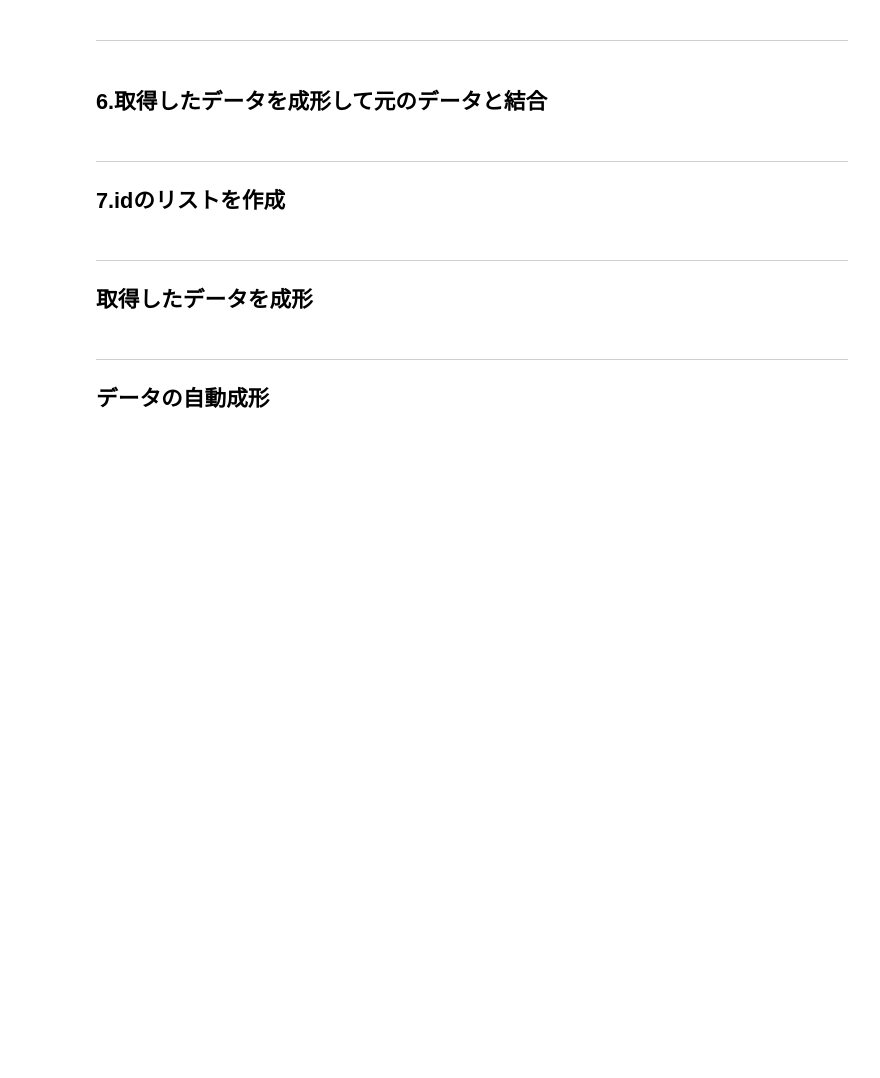
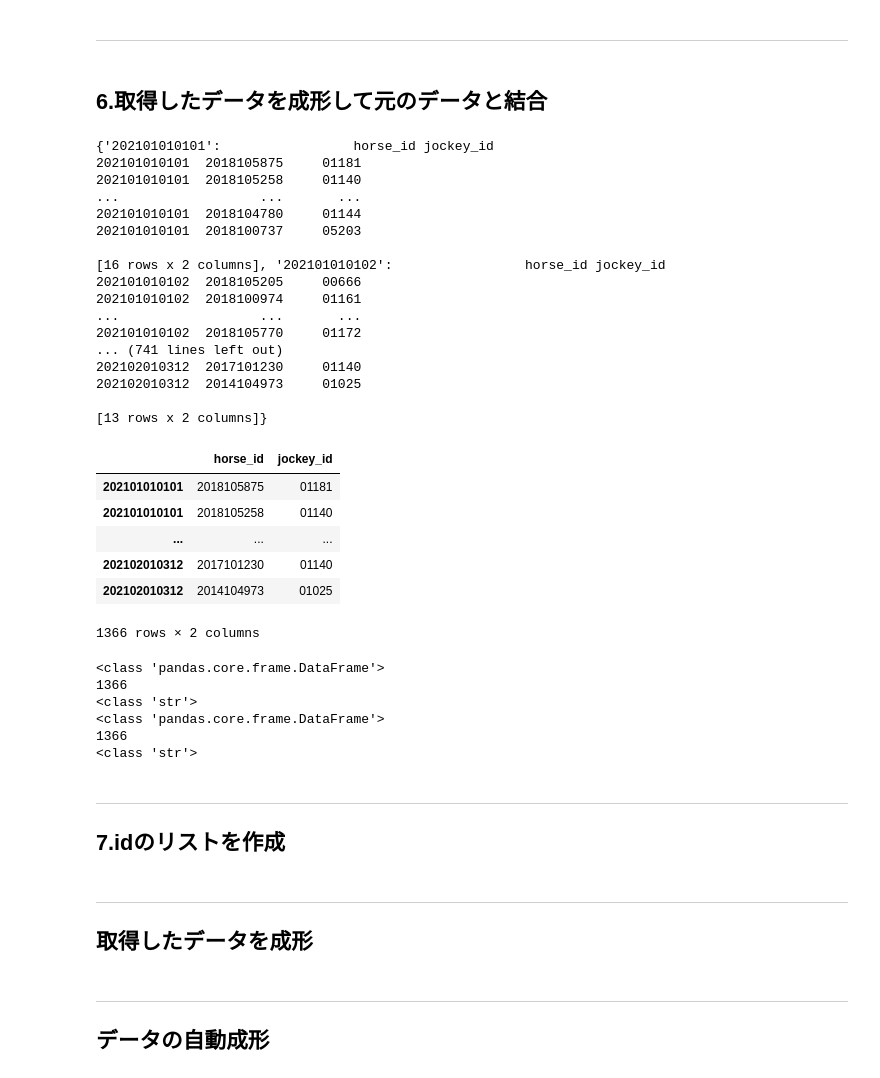
Before and after one commit to abe-masafumi/sklran-test, a Jupyter notebook: hourse_data/3.0.add.id.ipynb, the cells around one changed output. Drawn from its saved outputs; the diff is of its cells as text; code cells hidden in the pictures; blank space fills up the shorter version.

```diff
--- a/hourse_data/3.0.add.id.ipynb
+++ b/hourse_data/3.0.add.id.ipynb
@@ -17,10 +17,11 @@ pd.options.display.max_columns = 100
 pd.options.display.max_colwidth = 30
 # %%
 
-df = pd.read_pickle('2.2.add.日付_df.pickle')
+df = pd.read_csv('2.2.add.日付_df.csv')
 race_id_list = df.index.unique()
+# indexをstr型に変換
 print(type(race_id_list[0]))
 # race_id_list = ["202101010101","202101010102"]
-race_id_list
+race_id_list = map(str,race_id_list)
 # df
 # %% [output]
@@ -85,14 +96,50 @@ results_new
 # %%
 for key in results_new.keys():
   results_new[key].index = [key] * len(results_new[key])
 print(results_new)
 results = pd.concat([results_new[key] for key in results_new.keys()],sort=False)
-# results
+results
+# %% [output]
+{'202101010101':                 horse_id jockey_id
+202101010101  2018105875     01181
+202101010101  2018105258     01140
+...                  ...       ...
+202101010101  2018104780     01144
+202101010101  2018100737     05203
+
+[16 rows x 2 columns], '202101010102':                 horse_id jockey_id
+202101010102  2018105205     00666
+202101010102  2018100974     01161
+...                  ...       ...
+202101010102  2018105770     01172
+... (741 lines left out)
+202102010312  2017101230     01140
+202102010312  2014104973     01025
+
+[13 rows x 2 columns]}
+|  | horse_id | jockey_id |
+| 202101010101 | 2018105875 | 01181 |
+| 202101010101 | 2018105258 | 01140 |
+| ... | ... | ... |
+| 202102010312 | 2017101230 | 01140 |
+| 202102010312 | 2014104973 | 01025 |
+1366 rows × 2 columns
 # %%
 print(type(results))
 print(len(results))
+# results.index = results.index.astype(str)
+print(type(results.index[0]))
 print(type(df))
 print(len(df))
+df.index = df.index.astype(str)
+print(type(df.index[0]))
+# %% [output]
+<class 'pandas.core.frame.DataFrame'>
+1366
+<class 'str'>
+<class 'pandas.core.frame.DataFrame'>
+1366
+<class 'str'>
 # %%
 # pd.set_option('display.max_rows',None)
 
```
Also changed, not shown: parts of 4 cells of this notebook, 5 other files.
